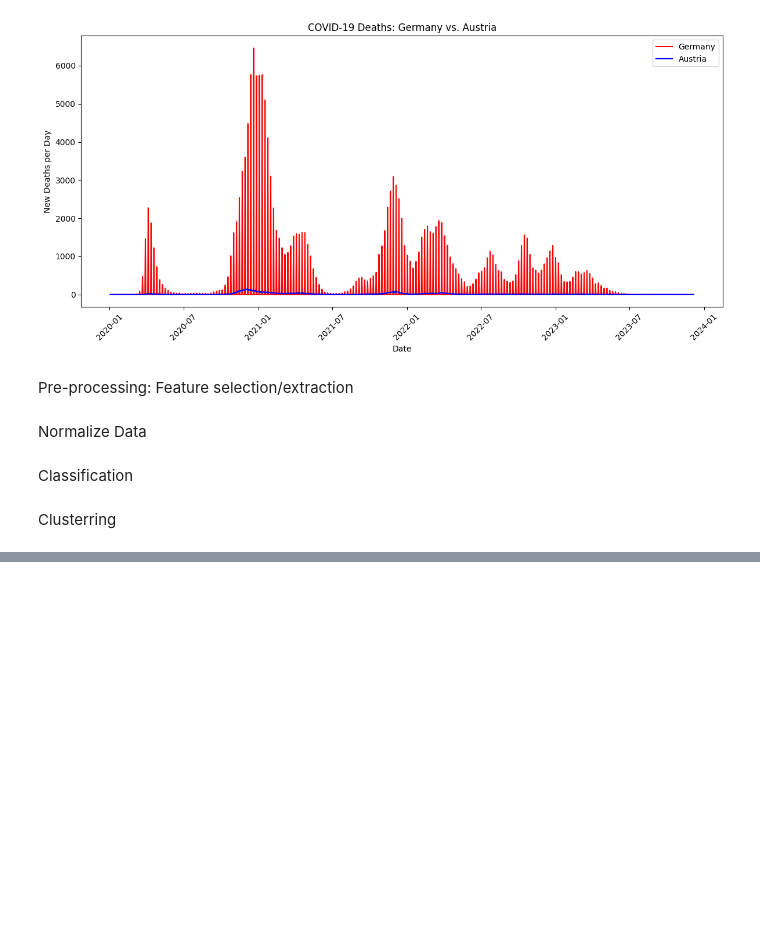
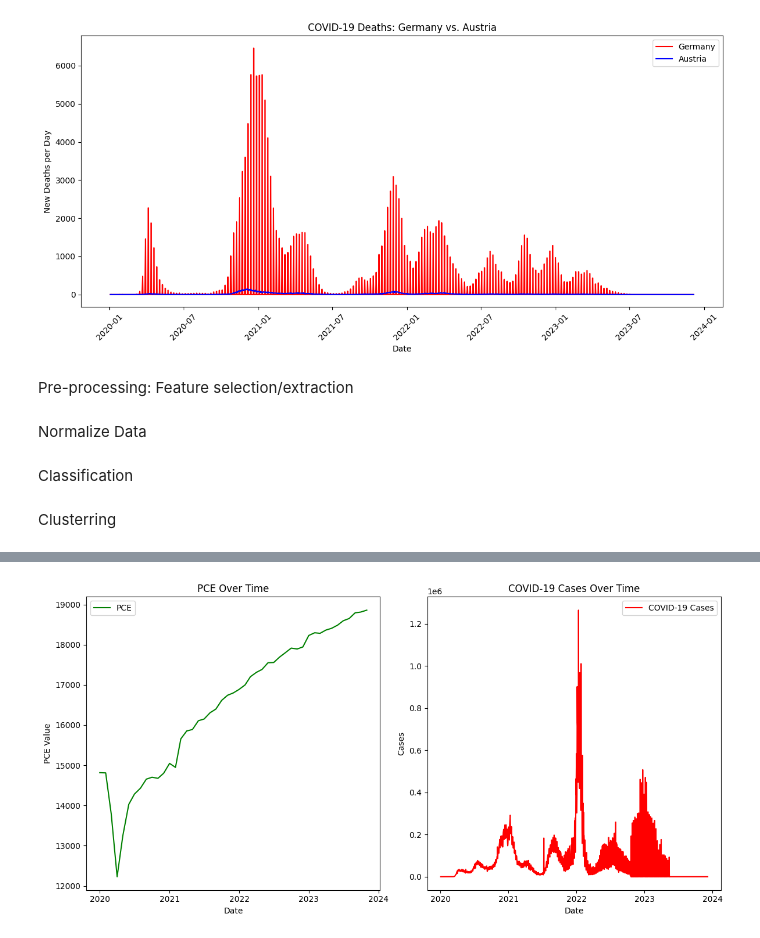
Before and after one commit to TGaub/TP3_1_Data_analysis_Influence_of_COVID, a Jupyter notebook: TP3_1_Data_analysis_Influence_of_COVID.ipynb, the cells around one changed output, grey strips where cells are left out. Saved outputs shown, nothing was run; the diff lists cells and outputs as text; code cells hidden in the pictures; blank space fills up the shorter version.

Commit message:
Add Data Analysis with PEC in USA and Flight Data in UK

```diff
--- a/TP3_1_Data_analysis_Influence_of_COVID.ipynb
+++ b/TP3_1_Data_analysis_Influence_of_COVID.ipynb
@@ -6,5 +13,5 @@ Load Data From CSV File
 # %%
-covid_data_df = pd.read_csv('owid-covid-data.csv')
+covid_data_df = pd.read_csv('Data/owid-covid-data.csv')
 covid_data_df.head()
 # %% [output]
 |  | iso_code | continent | location | date | total_cases | new_cases | new_cases_smoothed | total_deaths | ... |
@@ -326,0 +325,40 @@ Clusterring
+# %%
+# Define the start date
+startPeriod = '2020-01-01'
+
+# Load PCE data
+PCE_data_df['DATE'] = pd.to_datetime(PCE_data_df['DATE'])
+PCE_data_df = PCE_data_df[PCE_data_df['DATE'] >= pd.to_datetime(startPeriod)]
+
+# Load COVID data (replace with your COVID-19 data file path)
+covid_data_df['date'] = pd.to_datetime(covid_data_df['date'])
+
+# Prepare COVID data for the United States only
+usa_covid_data = covid_data_df[covid_data_df['location'] == 'United States']
+usa_covid_data = usa_covid_data.groupby('date')['new_cases'].sum()  # Sum new cases for each date
+
+# Create subplots
+fig, axs = plt.subplots(1, 2, figsize=(12, 6))  # 2 rows, 1 column
+
+# Plot PCE data
+axs[0].plot(PCE_data_df['DATE'], PCE_data_df['PCE'], label='PCE', color='green')
+axs[0].xaxis.set_major_locator(mdates.YearLocator())
+axs[0].xaxis.set_major_formatter(mdates.DateFormatter('%Y'))
+axs[0].set_title('PCE Over Time')
+axs[0].set_xlabel('Date')
+axs[0].set_ylabel('PCE Value')
+axs[0].legend()
+
+# Plot COVID-19 data
+axs[1].plot(usa_covid_data.index, usa_covid_data, label='COVID-19 Cases', color='red')
+axs[1].xaxis.set_major_locator(mdates.YearLocator())
+axs[1].xaxis.set_major_formatter(mdates.DateFormatter('%Y'))
+axs[1].set_title('COVID-19 Cases Over Time')
+axs[1].set_xlabel('Date')
+axs[1].set_ylabel('Cases')
+axs[1].legend()
+
+plt.tight_layout()
+plt.show()
+# %% [output]
+[figure, added]
```
Also changed, not shown: parts of 12 cells of this notebook, 3 other files.
